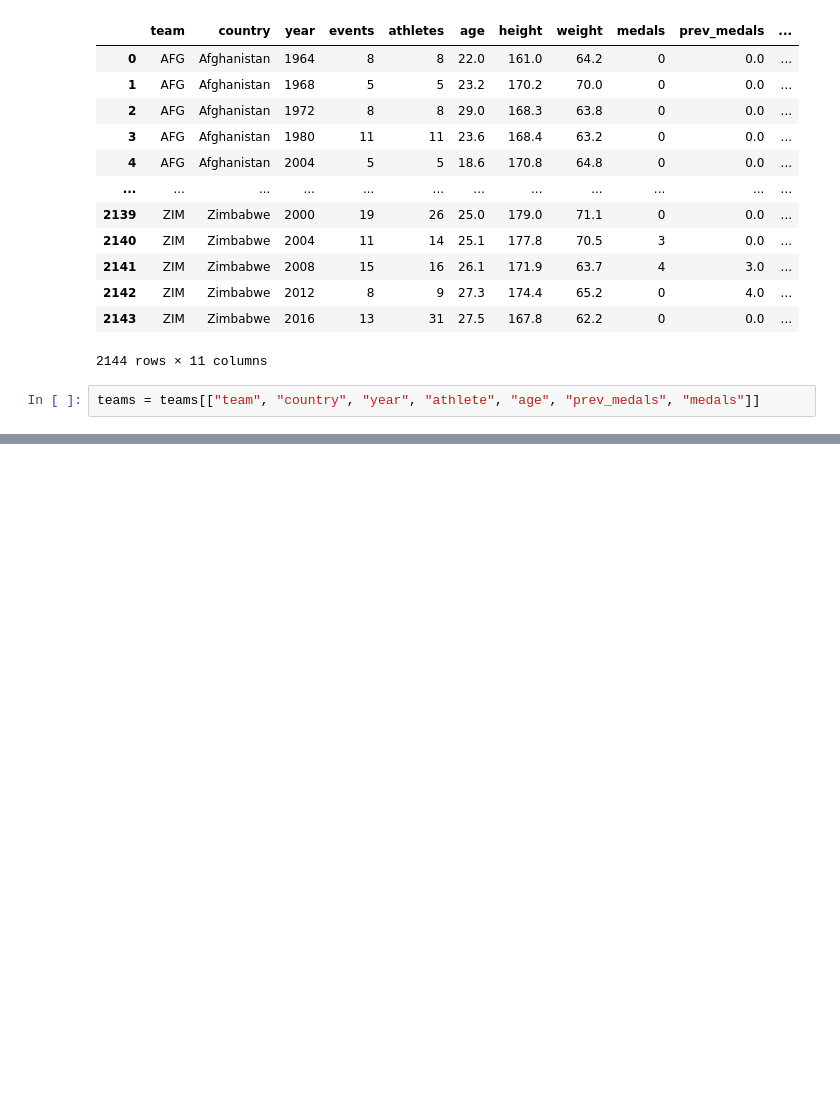
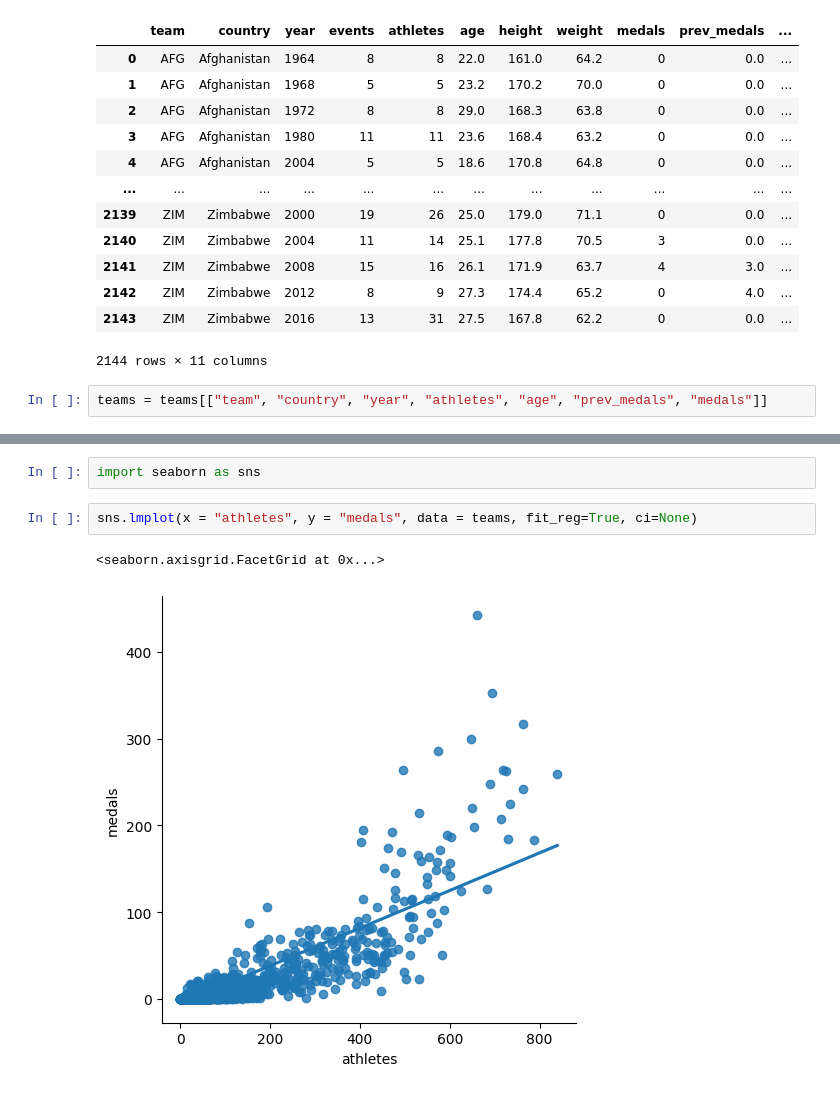
Before and after one commit to rahmadyd/Linear_regression, a Jupyter notebook: team.ipynb, the cells around one changed output, grey strips where cells are left out. Drawn from its saved outputs; the diff is of its cells as text; blank space fills up the shorter version.

```diff
--- a/team.ipynb
+++ b/team.ipynb
@@ -19,4 +19,4 @@ teams
 | 2143 | ZIM | Zimbabwe | 2016 | 13 | 31 | 27.5 | 167.8 | 62.2 | 0 | 0.0 | ... |
 2144 rows × 11 columns
 # %%
-teams = teams[["team", "country", "year", "athlete", "age", "prev_medals", "medals"]]
+teams = teams[["team", "country", "year", "athletes", "age", "prev_medals", "medals"]]
@@ -24,0 +48,7 @@ KeyError: "['athlete'] not in index"
+# %%
+import seaborn as sns
+# %%
+sns.lmplot(x = "athletes", y = "medals", data = teams, fit_reg=True, ci=None)
+# %% [output]
+<seaborn.axisgrid.FacetGrid at 0x...>
+[figure, added]
```
Also changed, not shown: parts of 38 cells of this notebook.
